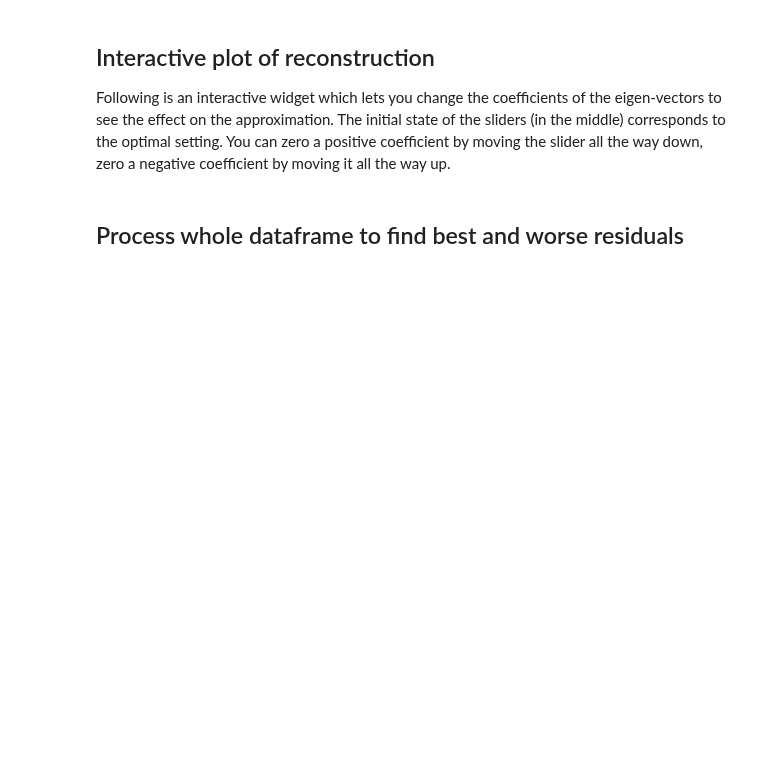
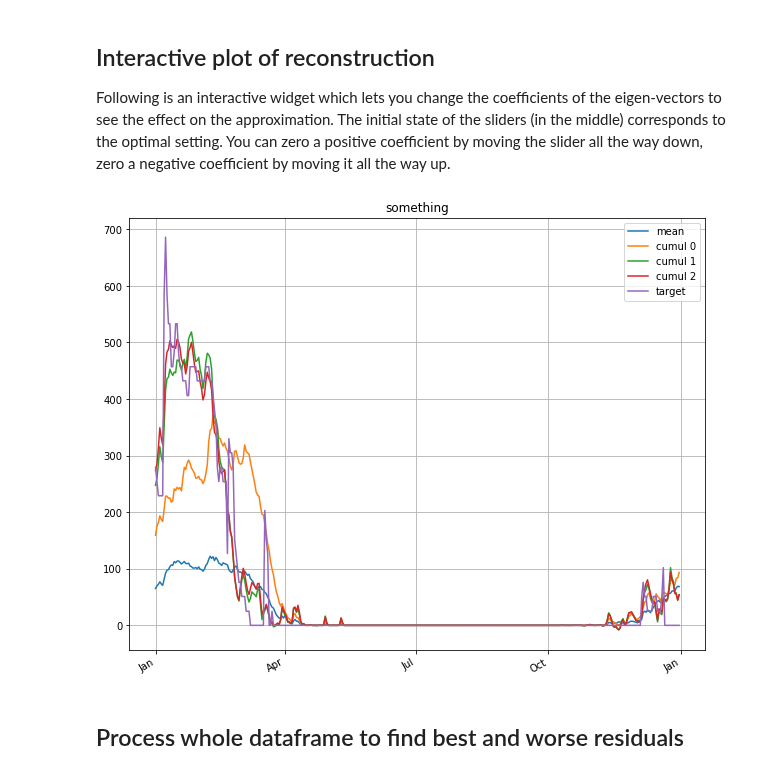
Before and after one commit to ucsd-edx/edX-Micro-Master-in-Data-Science, a Jupyter notebook: big-data-analytics-using-spark/notebooks/2.PCA/4.5 Weather Analysis - reconstruction.ipynb, the cells around one changed output. Drawn from its saved outputs; the diff is of its cells as text; code cells hidden in the pictures; blank space fills up the shorter version.

```diff
--- a/big-data-analytics-using-spark/notebooks/2.PCA/4.5 Weather Analysis - reconstruction.ipynb
+++ b/big-data-analytics-using-spark/notebooks/2.PCA/4.5 Weather Analysis - reconstruction.ipynb
@@ -120,39 +152,3 @@ plot(list(residuals[1])); grid(); title('single series residuals');
 
 Following is an interactive widget which lets you change the coefficients of the eigen-vectors to see the effect on the approximation.
 The initial state of the sliders (in the middle) corresponds to the optimal setting. You can zero a positive coefficient by moving the slider all the way down, zero a negative coefficient by moving it all the way up.
-# %%
-# %load lib/YearPlotter.py
-from datetime import date
-from numpy import shape
-from matplotlib.dates import MonthLocator, DateFormatter
-class YearPlotter:
-    def __init__(self):
-        start=365*1+1
-        self.dates=[date.fromordinal(i) for i in range(start,start+365)]
-        self.monthsFmt = DateFormatter("%b")
-        self.months = MonthLocator(range(1, 13), bymonthday=1, interval=10)
-        #self.i=0
-
-    def plot(self,T,fig,ax,label='',labels=None,title=None):
-        #print self.i,'fig=',fig,'ax=',ax
-        #self.i+=1
-        shp=shape(T)
-        if shp[0] != 365:
-            raise ValueError("First dimension of T should be 365. Shape(T)="+str(shape(T)))
-        if len(shp)==1:
-            #print 'one'
-            ax.plot(self.dates,T,label=label);
-        else:
-            #print 'more than 1'
-            if labels is None:
-                labels=[str(i) for i in range(shp[1])]
-            for i in range(shp[1]):
-                ax.plot(self.dates,T[:,i],label=labels[i])
-        ax.xaxis.set_major_locator(self.months)
-        ax.xaxis.set_major_formatter(self.monthsFmt)
-        if not title is None:
-            ax.set_title(title)
-        # rotate and align the tick labels so they look better
-        fig.autofmt_xdate()
-        ax.grid()
-        ax.legend()
@@ -243,8 +155,13 @@ class recon_plot:
 # %%
+from recon_plot import recon_plot
+from Eigen_decomp import Eigen_decomp
+from YearPlotter import YearPlotter
 import numpy as np
 from ipywidgets import interactive,widgets
-eigen_decomp=Eigen_decomp(x,f,np.zeros(len(f)),v)
-plotter=recon_plot(eigen_decomp,year_axis=True);
+from recon_plot import recon_plot
+plotter=recon_plot(eigen_decomp,year_axis=True,interactive=True,Title='something')
 widge_list,widge_dict = plotter.get_widgets()
 interactive(plotter.plot_combination, **widge_dict)
 widgets.VBox([widgets.HBox(widge_list)])
+# %% [output]
+[figure, added]
```
Also changed, not shown: parts of 40 cells of this notebook, 7 other files.
